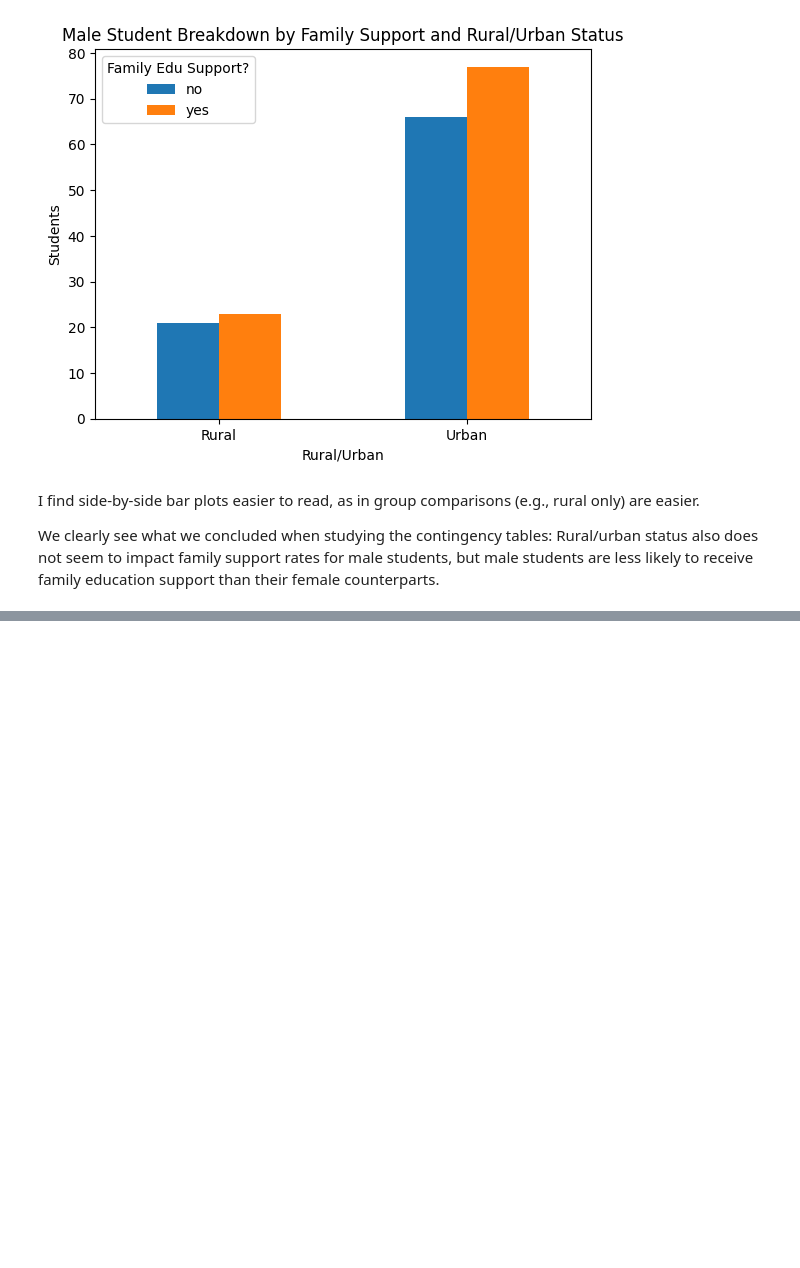
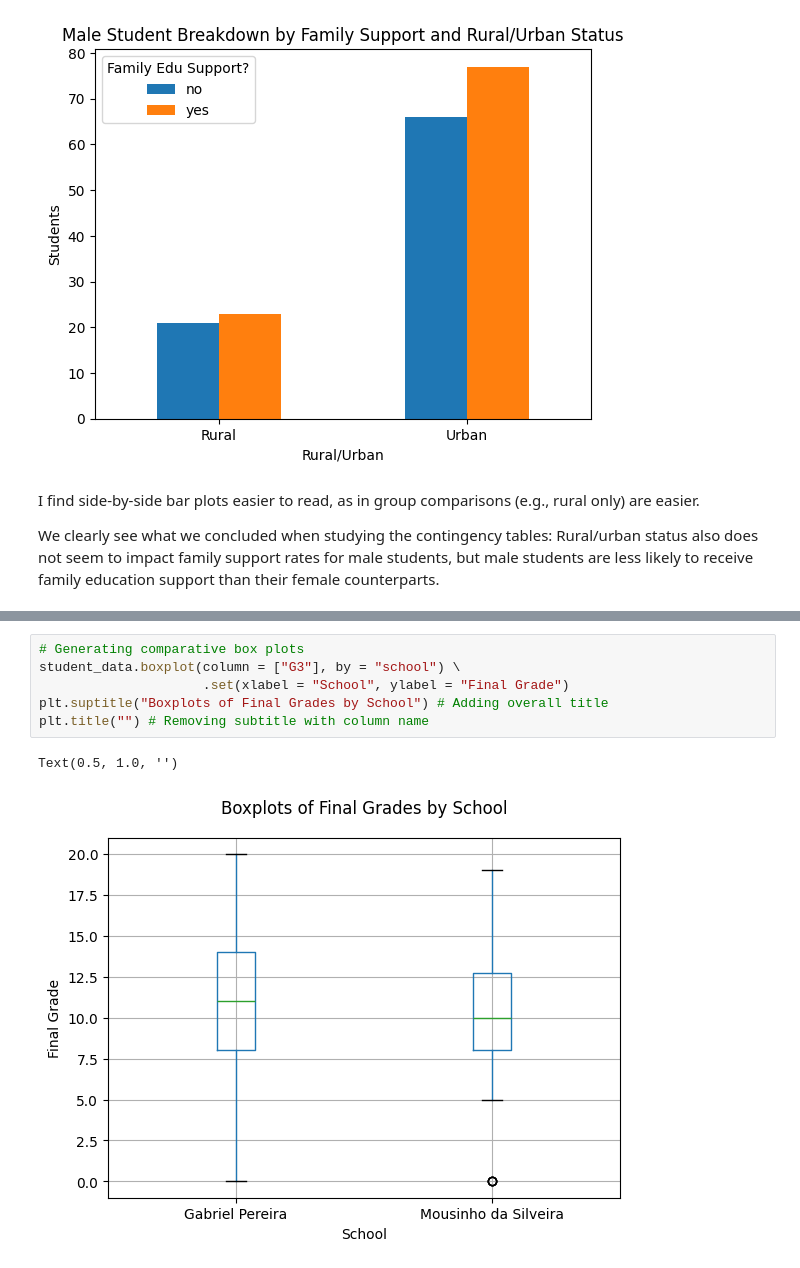
Before and after one commit to jccrews256/Final-Project, a Jupyter notebook: Homework 4.ipynb, the cells around one changed output, grey strips where cells are left out. Saved outputs shown, nothing was run; the diff lists cells and outputs as text; blank space fills up the shorter version.

```diff
--- a/Homework 4.ipynb
+++ b/Homework 4.ipynb
@@ -431,0 +468,9 @@ Let's visually explore some of the numeric variables. To start, let's generate c
+# %%
+# Generating comparative box plots
+student_data.boxplot(column = ["G3"], by = "school") \
+                     .set(xlabel = "School", ylabel = "Final Grade")
+plt.suptitle("Boxplots of Final Grades by School") # Adding overall title
+plt.title("") # Removing subtitle with column name
+# %% [output]
+Text(0.5, 1.0, '')
+[figure, added]
```
Also changed, not shown: parts of 19 cells of this notebook.
